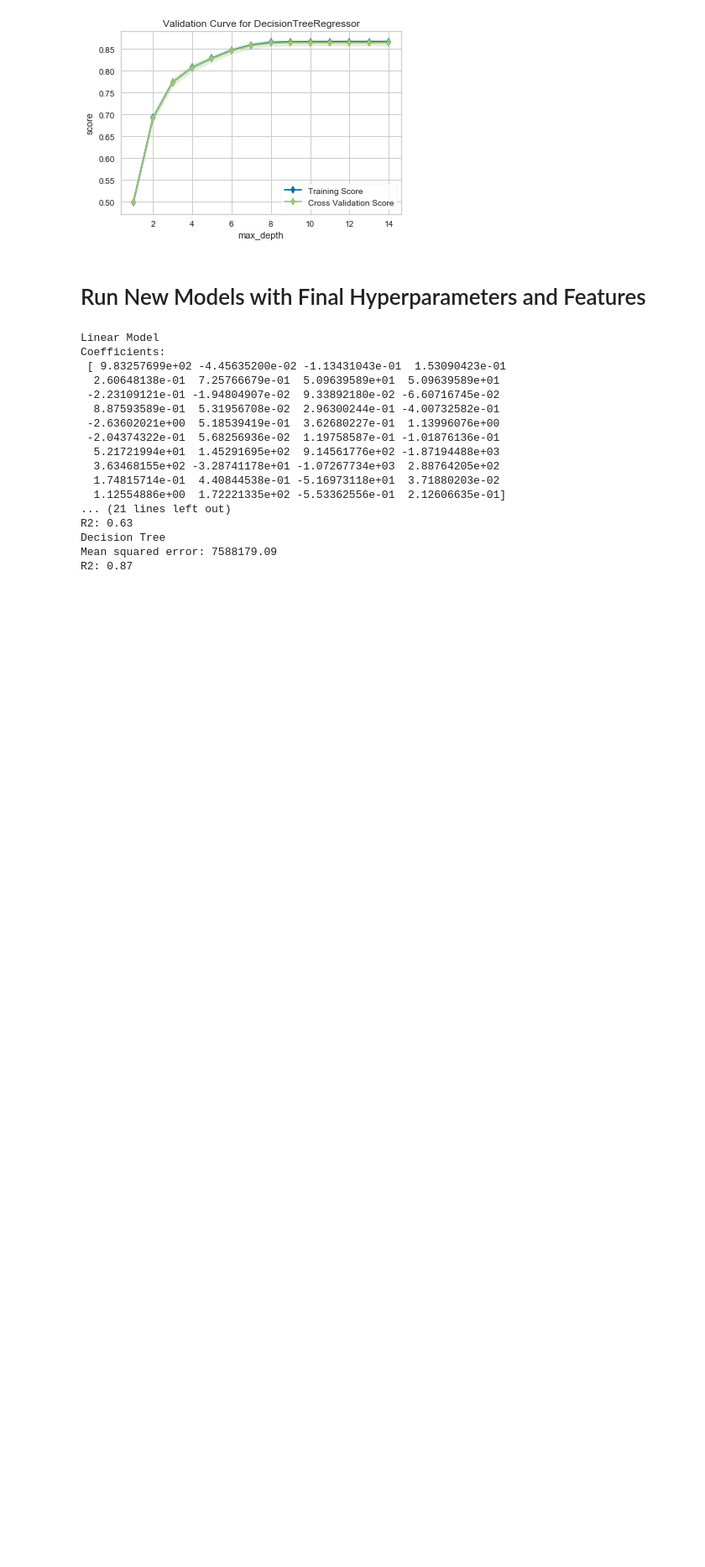
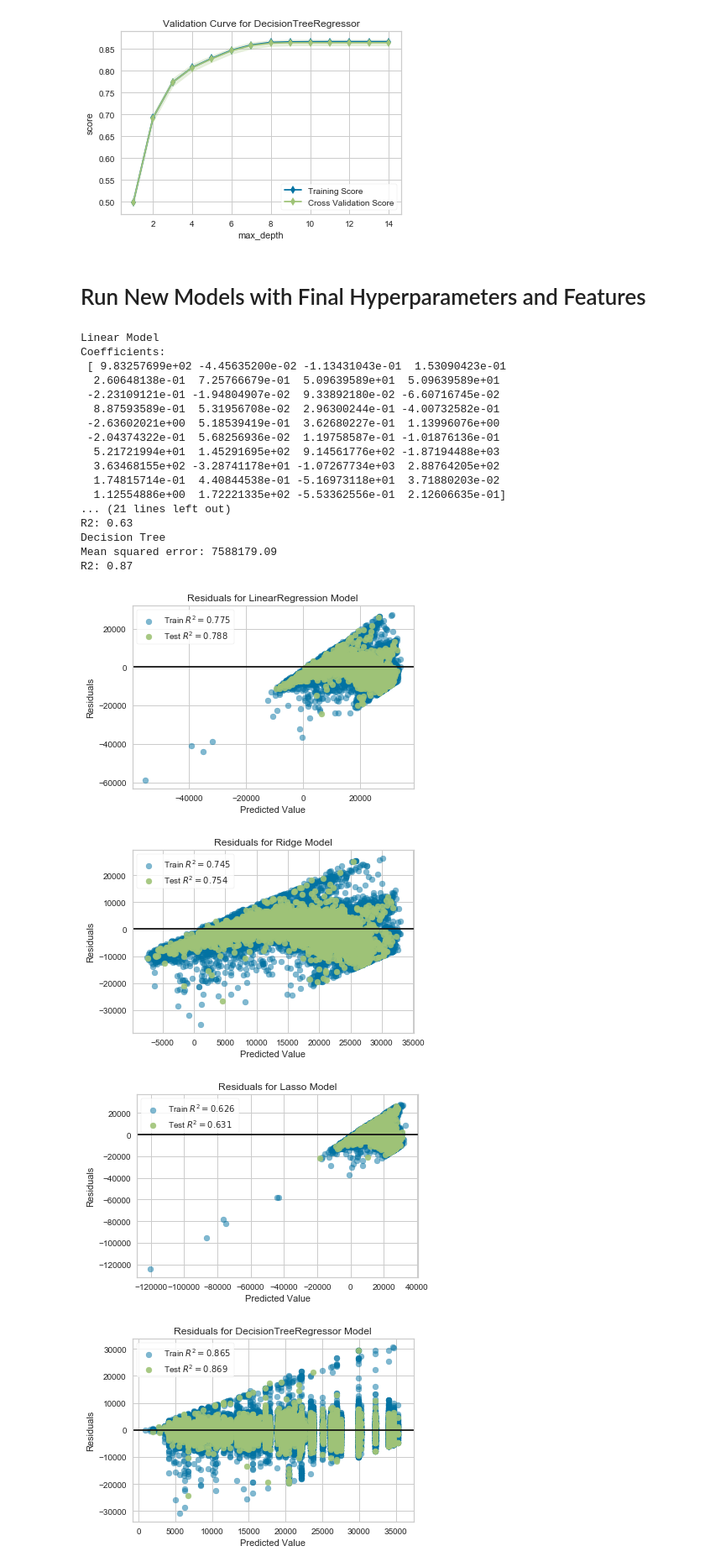
Before and after one commit to fagan2888/Used-Cars-Analyzers, a Jupyter notebook: scripts/Modeling_Notebook.ipynb, the cells around one changed output. Shown: that part at 84% size. Drawn from its saved outputs; the diff is of its cells as text; code cells hidden in the pictures; blank space fills up the shorter version.

Commit message:
Added residual plots

```diff
--- a/scripts/Modeling_Notebook.ipynb
+++ b/scripts/Modeling_Notebook.ipynb
@@ -685,3 +685,32 @@ R2: 0.63
 Decision Tree
 Mean squared error: 7588179.09
 R2: 0.87
+# %%
+#Linear Model
+visualizer = ResidualsPlot(LinearRegression())
+visualizer.fit(X_train_linear, y_train)
+visualizer.score(X_test_linear, y_test)
+visualizer.poof()
+
+#Ridge Model
+visualizer = ResidualsPlot(Ridge(alpha = .1))
+visualizer.fit(X_train_ridge, y_train)
+visualizer.score(X_test_ridge, y_test)
+visualizer.poof()
+
+#Lasso Model
+visualizer = ResidualsPlot(Lasso(alpha = .004))
+visualizer.fit(X_train_lasso, y_train)
+visualizer.score(X_test_lasso, y_test)
+visualizer.poof()
+
+#Decision Tree Model
+visualizer = ResidualsPlot(DecisionTreeRegressor(max_depth = 8))
+visualizer.fit(X_train_decisiontree, y_train)
+visualizer.score(X_test_decisiontree, y_test)
+visualizer.poof()
+# %% [output]
+[figure, added]
+[figure, added]
+[figure, added]
+[figure, added]
```
